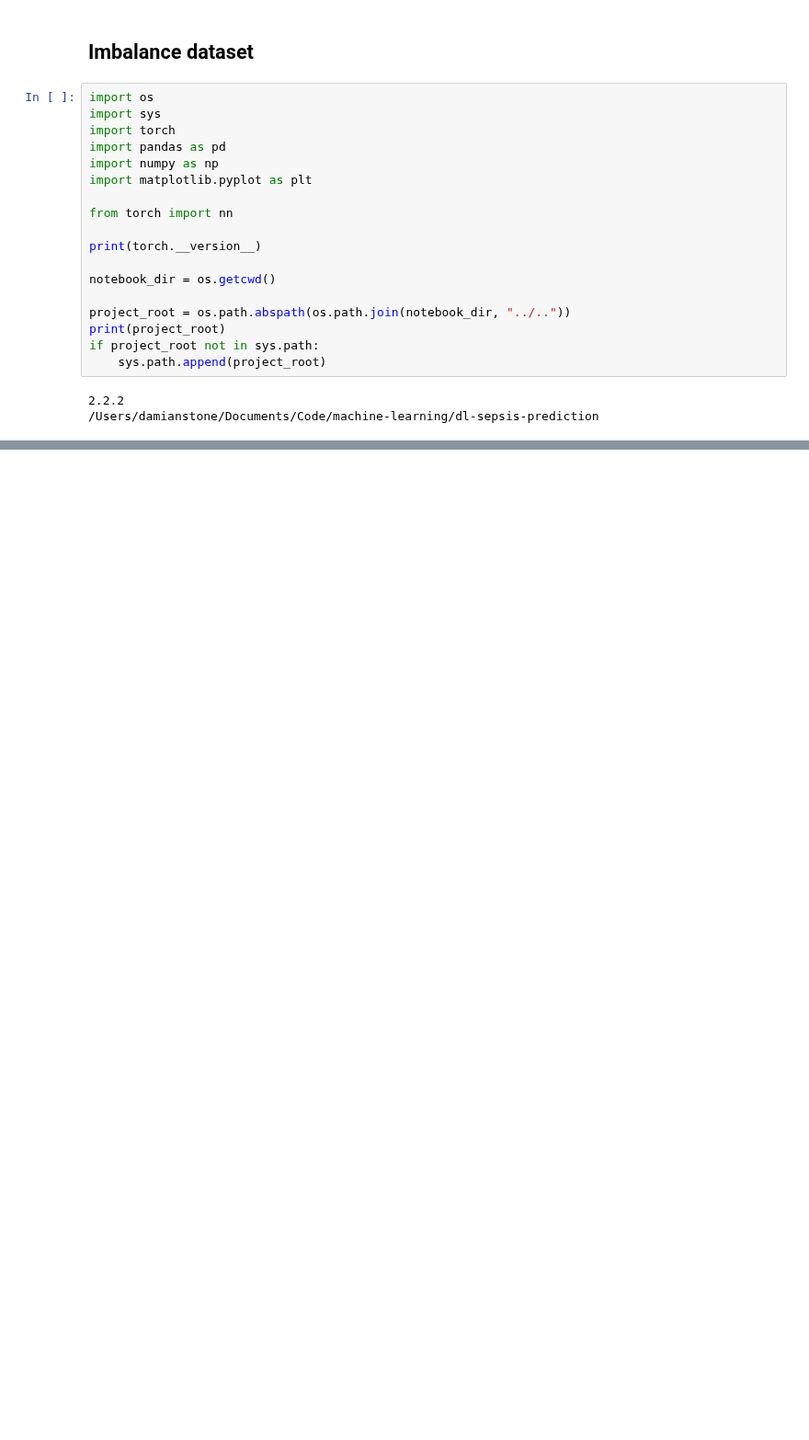
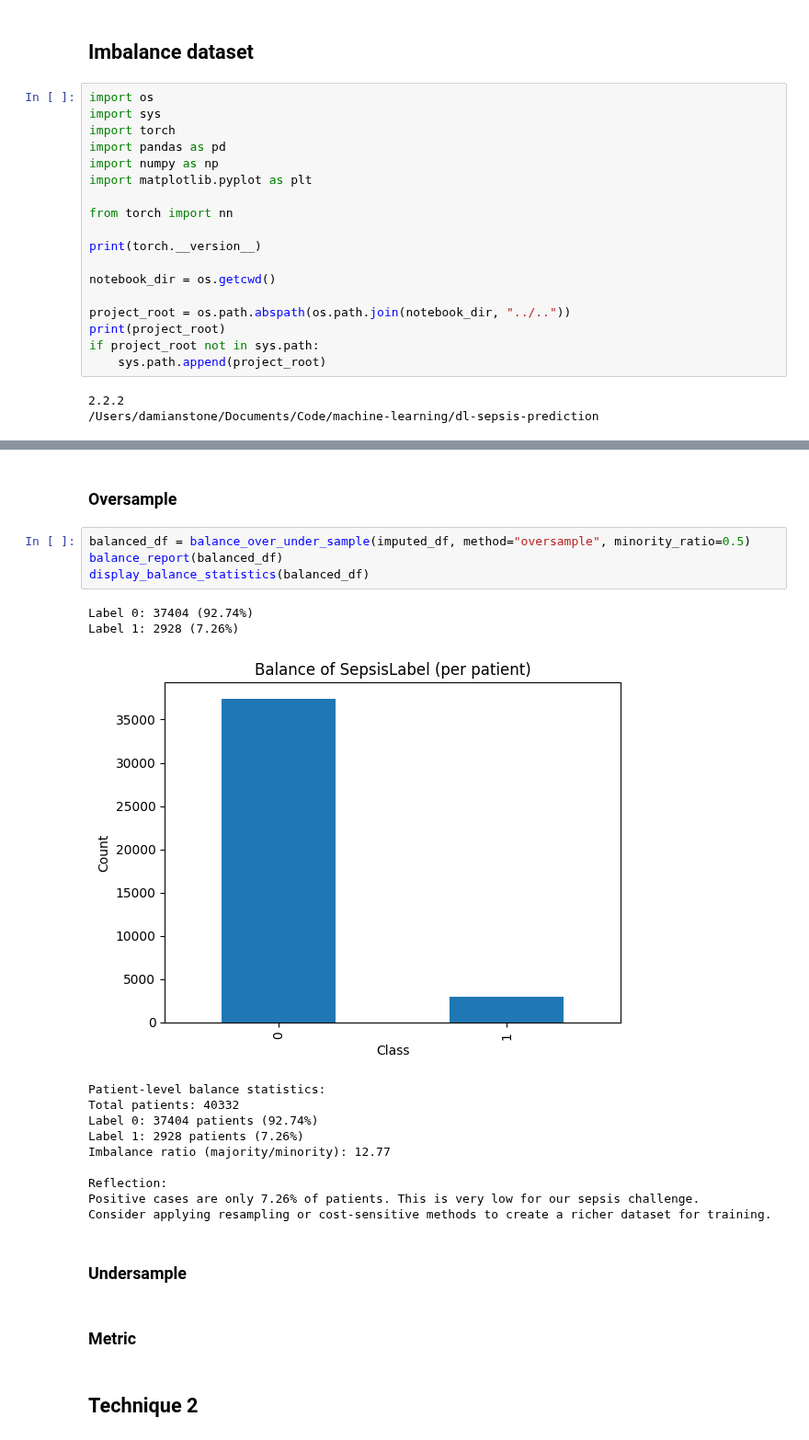
Before and after one commit to damianstone/dl-sepsis-prediction, a Jupyter notebook: models/model_B/balanced_dataset.ipynb, the cells around one changed output, grey strips where cells are left out. Shown at 92% size. Saved outputs shown, nothing was run; the diff lists cells and outputs as text; blank space fills up the shorter version.

```diff
--- a/models/model_B/balanced_dataset.ipynb
+++ b/models/model_B/balanced_dataset.ipynb
@@ -129,0 +159,25 @@ Balanced dataset saved with 167496 records.
+# %% [markdown]
+### Oversample
+# %%
+balanced_df = balance_over_under_sample(imputed_df, method="oversample", minority_ratio=0.5)
+balance_report(balanced_df)
+display_balance_statistics(balanced_df)
+# %% [output]
+Label 0: 37404 (92.74%)
+Label 1: 2928 (7.26%)
+[figure, added]
+Patient-level balance statistics:
+Total patients: 40332
+Label 0: 37404 patients (92.74%)
+Label 1: 2928 patients (7.26%)
+Imbalance ratio (majority/minority): 12.77
+
+Reflection:
+Positive cases are only 7.26% of patients. This is very low for our sepsis challenge.
+Consider applying resampling or cost-sensitive methods to create a richer dataset for training.
+# %% [markdown]
+### Undersample
+# %% [markdown]
+### Metric
+# %% [markdown]
+## Technique 2
```
Also changed, not shown: parts of 13 cells of this notebook, 1 other file.
